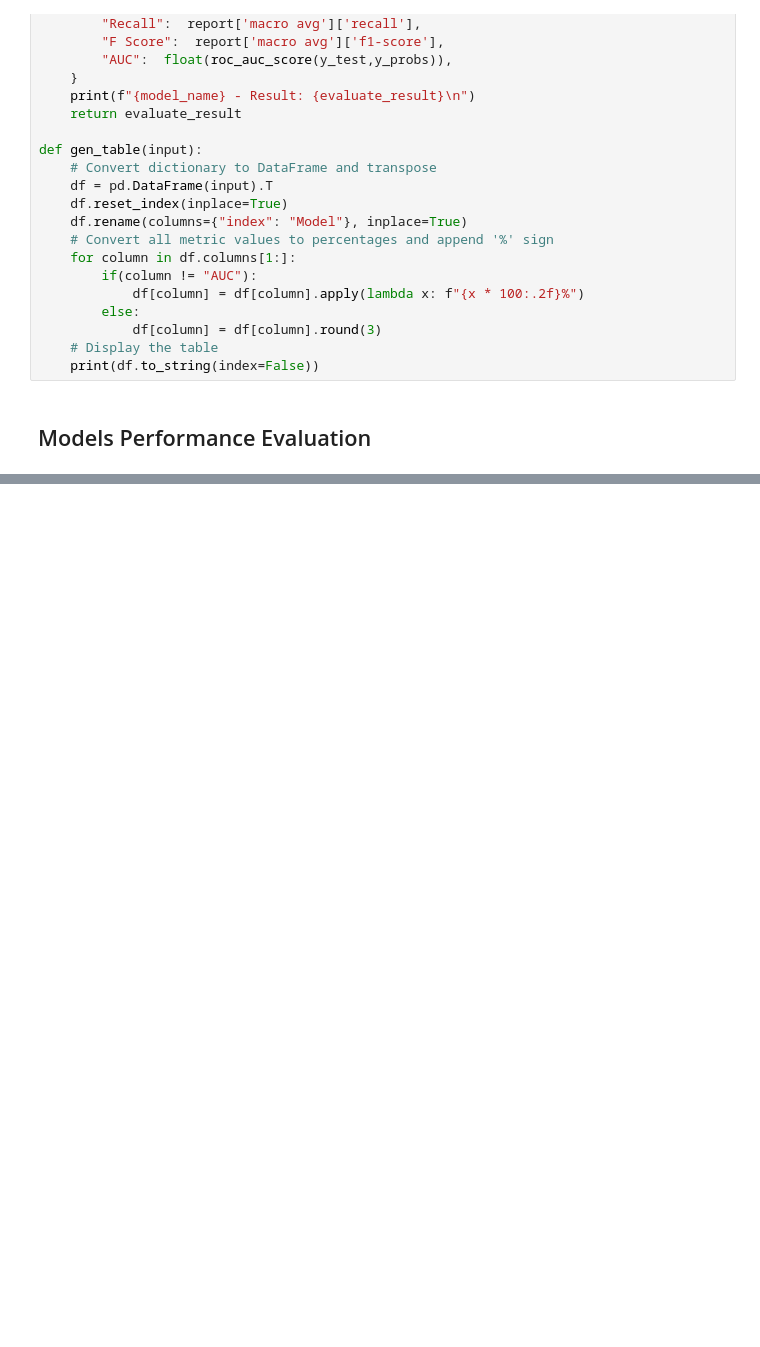
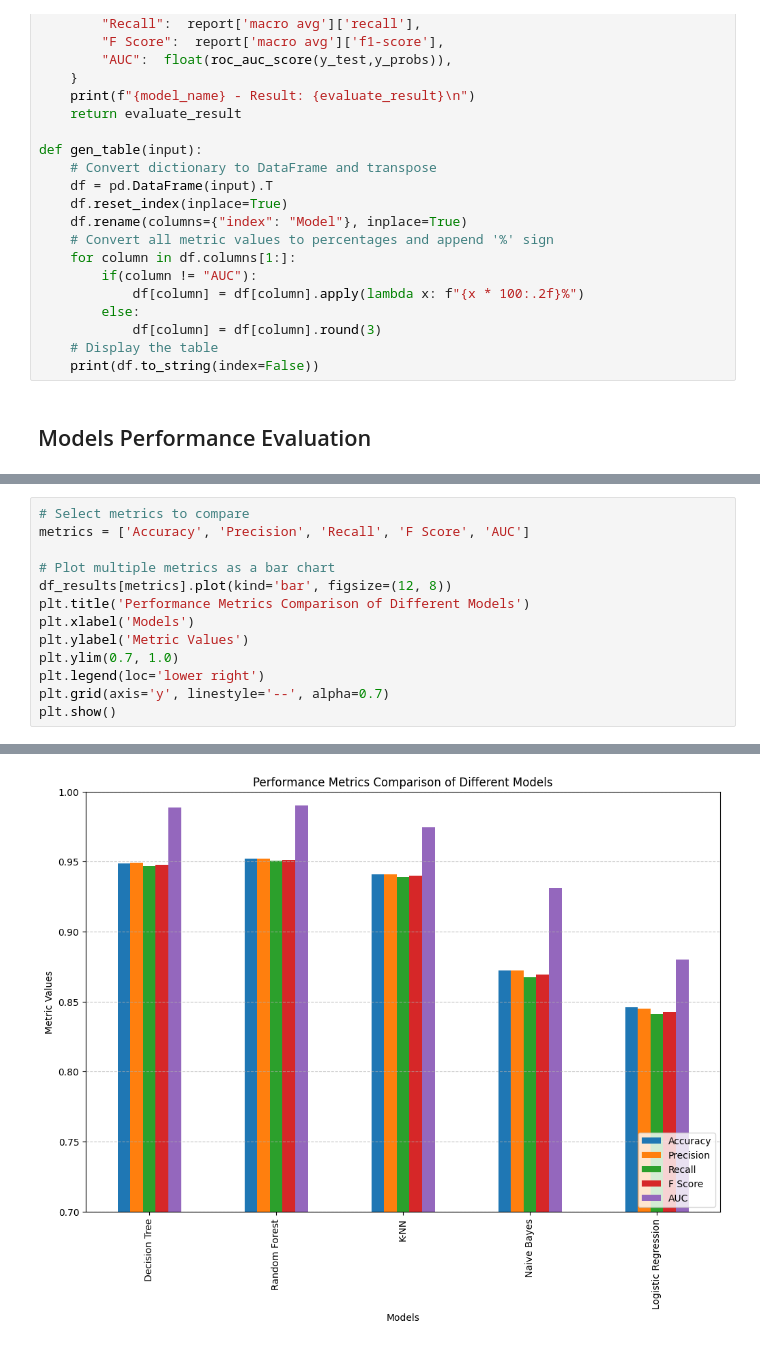
Before and after one commit to jayjirakrit/data-mining-final-project, a Jupyter notebook: sample.ipynb, the cells around one changed output, grey strips where cells are left out. Saved outputs shown, nothing was run; the diff lists cells and outputs as text; blank space fills up the shorter version.

```diff
--- a/sample.ipynb
+++ b/sample.ipynb
@@ -403,0 +444,14 @@ Logistic Regression   83.84%    83.64% 83.49%  83.56% 0.909
+# %%
+# Select metrics to compare
+metrics = ['Accuracy', 'Precision', 'Recall', 'F Score', 'AUC']
+
+# Plot multiple metrics as a bar chart
+df_results[metrics].plot(kind='bar', figsize=(12, 8))
+plt.title('Performance Metrics Comparison of Different Models')
+plt.xlabel('Models')
+plt.ylabel('Metric Values')
+plt.ylim(0.7, 1.0)
+plt.legend(loc='lower right')
+plt.grid(axis='y', linestyle='--', alpha=0.7)
+plt.show()
+# %% [output]
@@ -403,0 +475 @@ Logistic Regression   83.84%    83.64% 83.49%  83.56% 0.909
+[figure, added]
```
Also changed, not shown: parts of 7 cells of this notebook.
